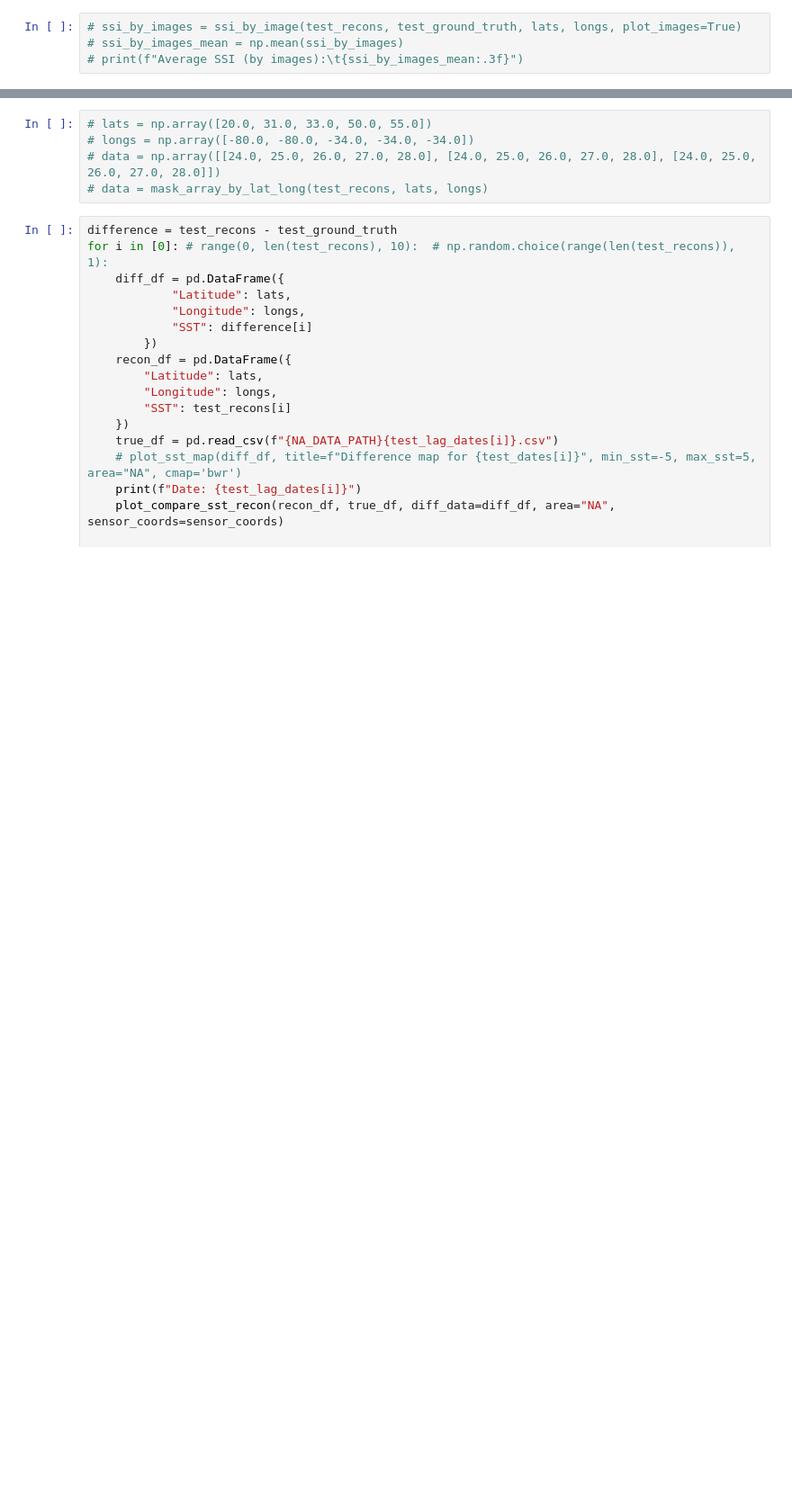
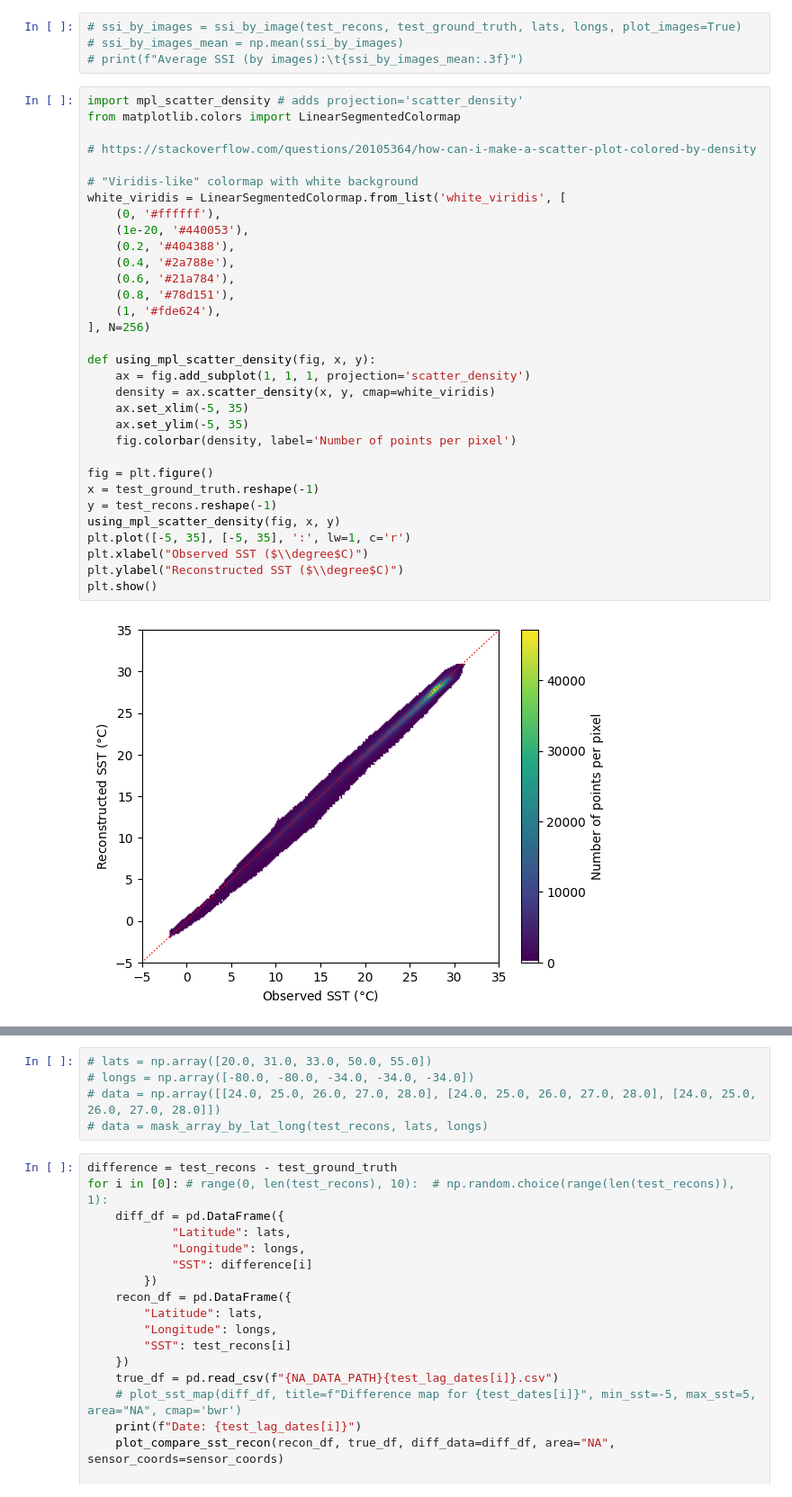
Before and after one commit to abbym-bristol/ME4OH_summer_project, a Jupyter notebook: SHRED_OFAM3_SST_FF.ipynb, the cells around one changed output, grey strips where cells are left out. Shown at 90% size. Drawn from its saved outputs; the diff is of its cells as text; blank space fills up the shorter version.

Commit message:
feat: scatter plot density funcitonality added

```diff
--- a/SHRED_OFAM3_SST_FF.ipynb
+++ b/SHRED_OFAM3_SST_FF.ipynb
@@ -117,4 +129,38 @@ print(f"Average SSI:\t{ssi:.3f}")
 # ssi_by_images = ssi_by_image(test_recons, test_ground_truth, lats, longs, plot_images=True)
 # ssi_by_images_mean = np.mean(ssi_by_images)
 # print(f"Average SSI (by images):\t{ssi_by_images_mean:.3f}")
+# %%
+import mpl_scatter_density # adds projection='scatter_density'
+from matplotlib.colors import LinearSegmentedColormap
+
+# https://stackoverflow.com/questions/20105364/how-can-i-make-a-scatter-plot-colored-by-density
+
+# "Viridis-like" colormap with white background
+white_viridis = LinearSegmentedColormap.from_list('white_viridis', [
+    (0, '#ffffff'),
+    (1e-20, '#440053'),
+    (0.2, '#404388'),
+    (0.4, '#2a788e'),
+    (0.6, '#21a784'),
+    (0.8, '#78d151'),
+    (1, '#fde624'),
+], N=256)
+
+def using_mpl_scatter_density(fig, x, y):
+    ax = fig.add_subplot(1, 1, 1, projection='scatter_density')
+    density = ax.scatter_density(x, y, cmap=white_viridis)
+    ax.set_xlim(-5, 35)
+    ax.set_ylim(-5, 35)
+    fig.colorbar(density, label='Number of points per pixel')
+
+fig = plt.figure()
+x = test_ground_truth.reshape(-1)
+y = test_recons.reshape(-1)
+using_mpl_scatter_density(fig, x, y)
+plt.plot([-5, 35], [-5, 35], ':', lw=1, c='r')
+plt.xlabel("Observed SST ($\\degree$C)")
+plt.ylabel("Reconstructed SST ($\\degree$C)")
+plt.show()
+# %% [output]
+[figure, added]
 # %%
```
Also changed, not shown: parts of 5 cells of this notebook, 1 other file.
